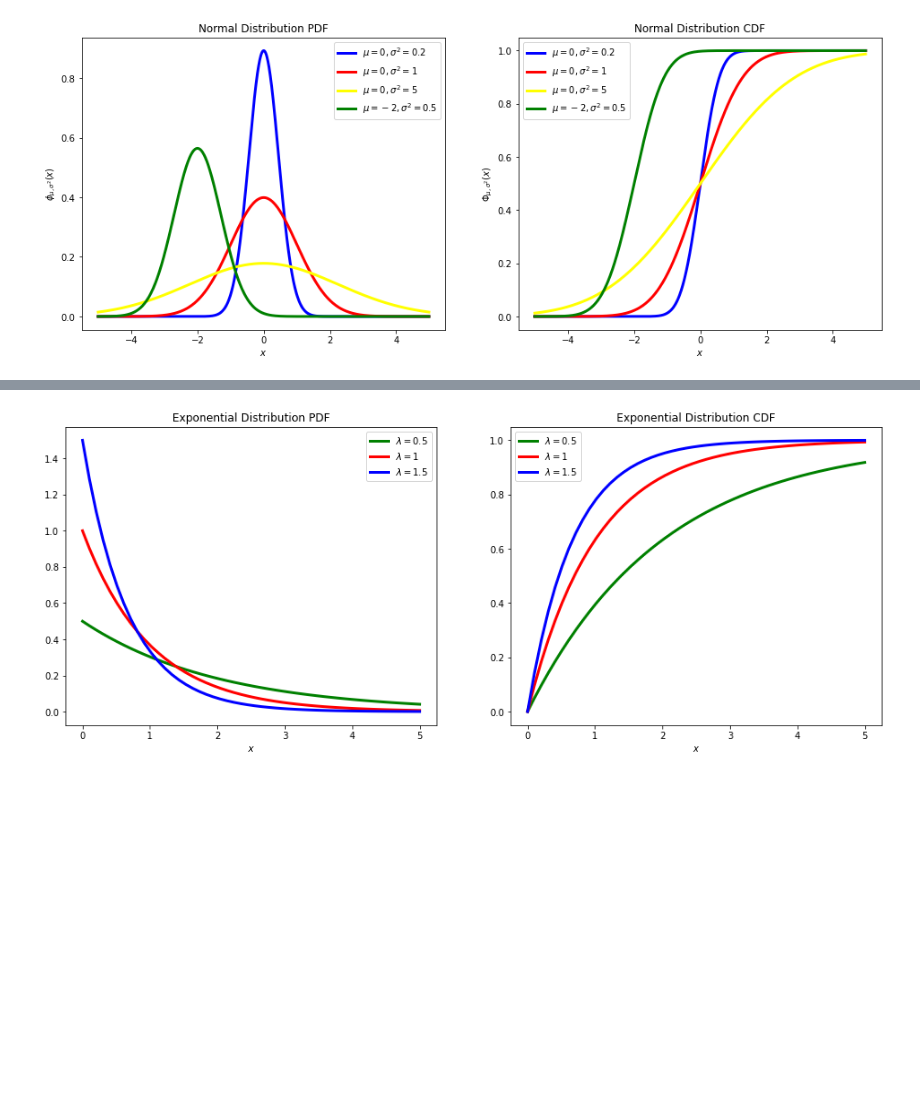
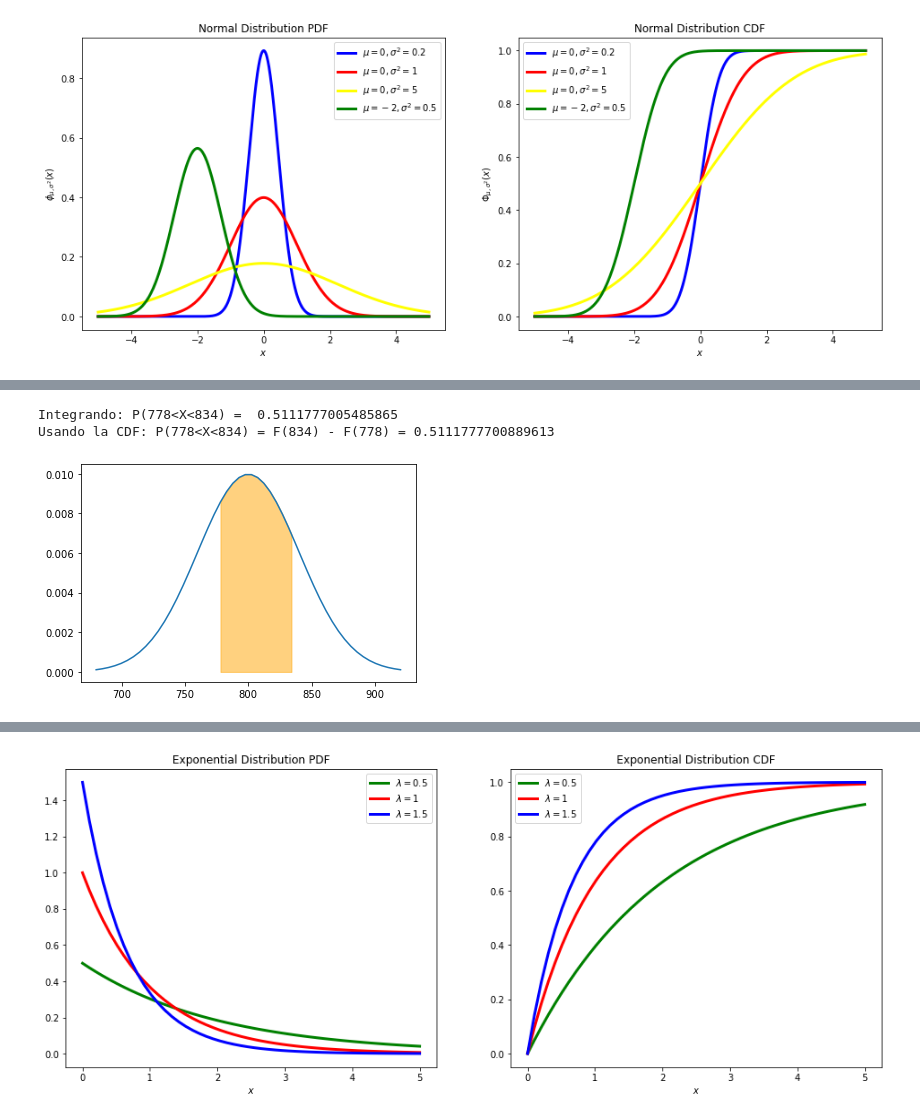
Before and after one commit to marsgr6/EN-online, a Jupyter notebook: continuous_distributions.ipynb, the cells around one changed output, grey strips where cells are left out. Cells and saved outputs as stored; diff of their text form; code cells hidden in the pictures; blank space fills up the shorter version.

```diff
--- a/continuous_distributions.ipynb
+++ b/continuous_distributions.ipynb
@@ -645,0 +653,19 @@ yl=plt.ylabel(r"$\Phi_{\mu, \sigma^2}(x)$")
+# %%
+mu = 800  # media
+sigma = 40  # desviación estándar
+
+# graficamos la pdf para un intervalo en x a +- 3 desviaciones de la media
+x = np.linspace(mu-3*sigma, mu+3*sigma)
+plt.plot(x, norm.pdf(x, mu, sigma))  # PDF
+# sombreamos el area de interés P(778<X<834)
+x_prob = np.linspace(778, 834, 1000) # 1000 puntos en x para integrar numéricamente
+plt.fill_between(x_prob, norm.pdf(x_prob, mu, sigma), color="orange", alpha=0.5)
+
+print("Integrando: P(778<X<834) = ",
+      np.trapz(norm.pdf(x_prob, mu, sigma), x_prob))
+print("Usando la CDF: P(778<X<834) = F(834) - F(778) =",
+      norm.cdf(834, mu, sigma) - norm.cdf(778, mu, sigma))
+# %% [output]
+Integrando: P(778<X<834) =  0.5111777005485865
+Usando la CDF: P(778<X<834) = F(834) - F(778) = 0.5111777700889613
+[figure, added]
```
Also changed, not shown: parts of 13 cells of this notebook, 1 other file.
